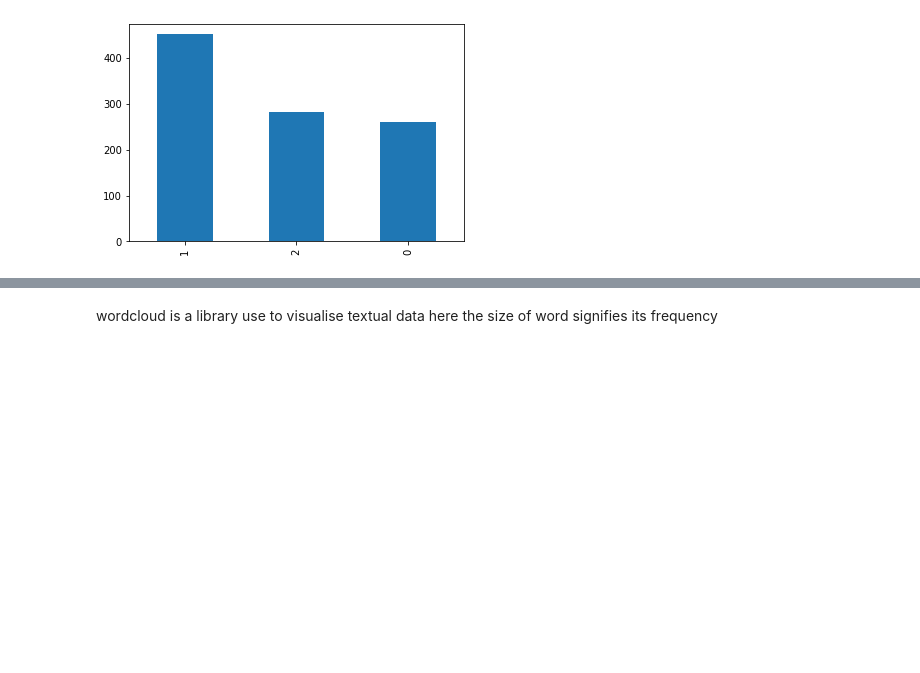
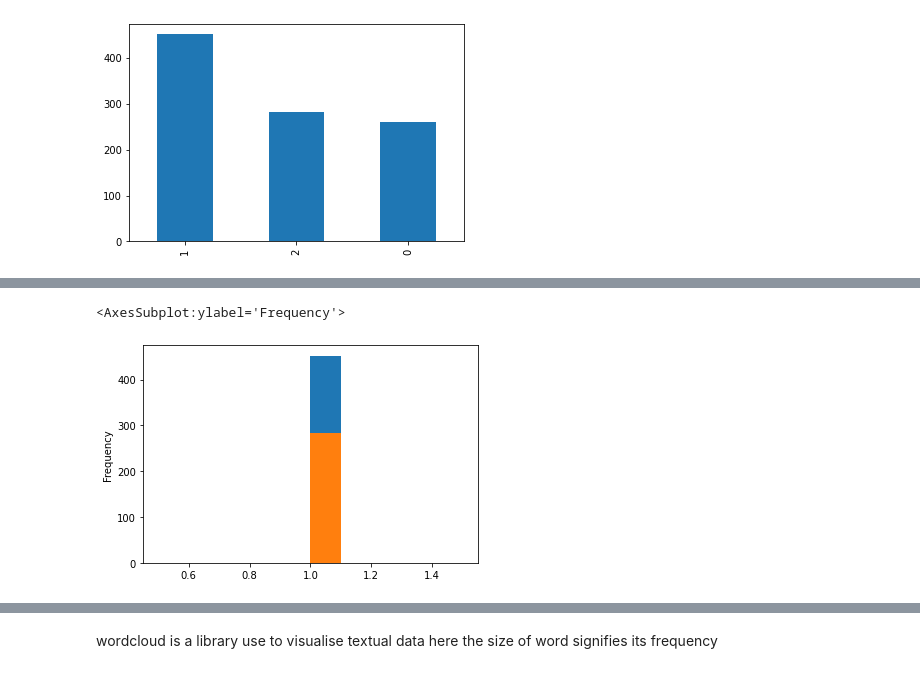
Before and after one commit to maushamjha/sms-spam-classifier, a Jupyter notebook: medical-text.ipynb, the cells around one changed output, grey strips where cells are left out. Saved outputs shown, nothing was run; the diff lists cells and outputs as text; code cells hidden in the pictures; blank space fills up the shorter version.

```diff
--- a/medical-text.ipynb
+++ b/medical-text.ipynb
@@ -256,0 +245,7 @@ data['text']=data['text'].apply(lambda x:" ".join(x))
+# %%
+#data[data['cancer']==0]['sentence_count'].plot(kind='hist')
+data[data['cancer']==1]['sentence_count'].plot(kind='hist')
+data[data['cancer']==2]['sentence_count'].plot(kind='hist')
+# %% [output]
+<AxesSubplot:ylabel='Frequency'>
+[figure, added]
```
Also changed, not shown: parts of 28 cells of this notebook.
